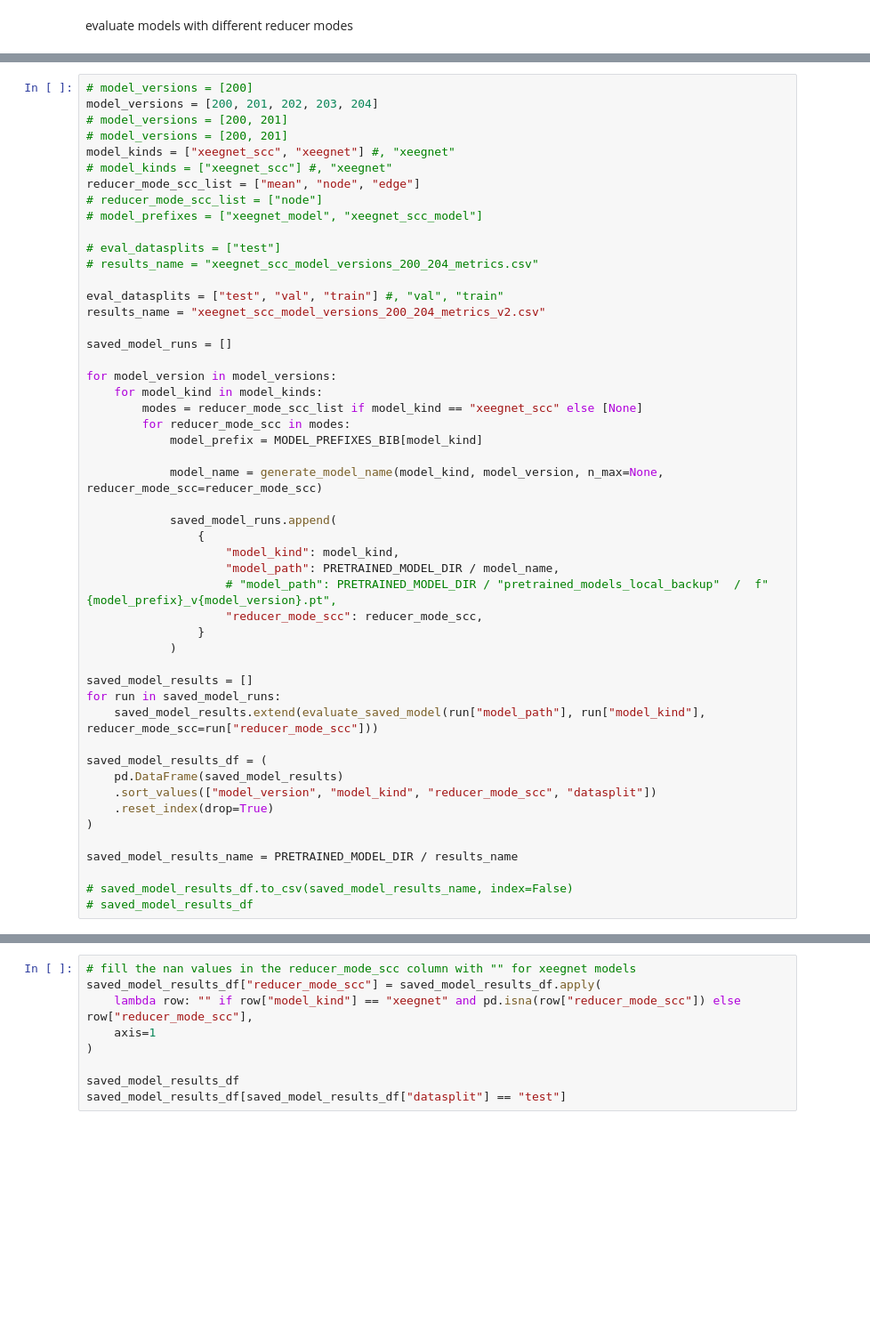
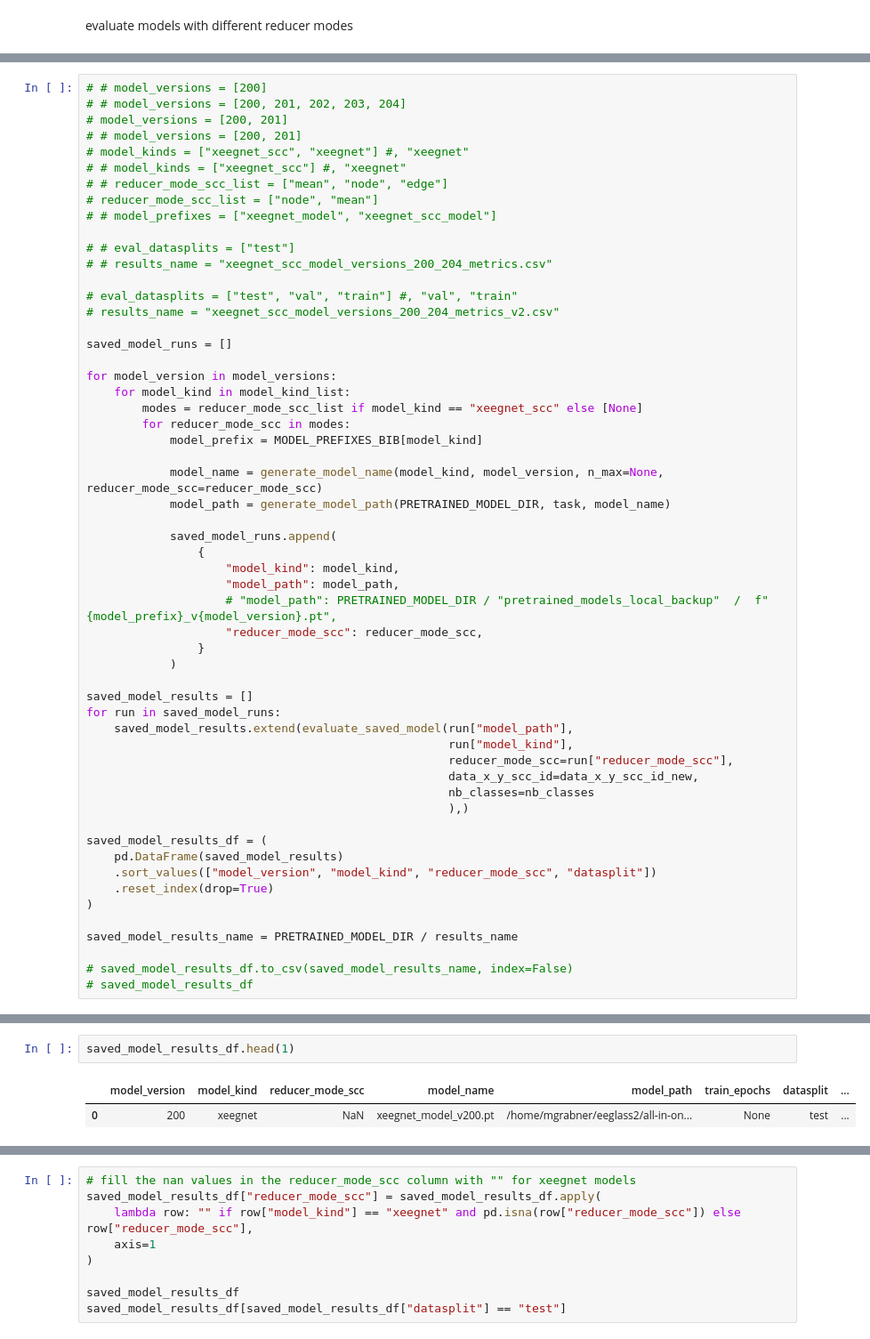
Before and after one commit to hereditary-eu/EEGlass, a Jupyter notebook: backend/experiments_xeegnet/adapt_selfeeg.ipynb, the cells around one changed output, grey strips where cells are left out. Shown at 89% size. Drawn from its saved outputs; the diff is of its cells as text; blank space fills up the shorter version.

```diff
--- a/backend/experiments_xeegnet/adapt_selfeeg.ipynb
+++ b/backend/experiments_xeegnet/adapt_selfeeg.ipynb
@@ -716,34 +878,35 @@ evaluate models with different reducer modes
 # %%
-# model_versions = [200]
-model_versions = [200, 201, 202, 203, 204]
+# # model_versions = [200]
+# # model_versions = [200, 201, 202, 203, 204]
 # model_versions = [200, 201]
-# model_versions = [200, 201]
-model_kinds = ["xeegnet_scc", "xeegnet"] #, "xeegnet"
-# model_kinds = ["xeegnet_scc"] #, "xeegnet"
-reducer_mode_scc_list = ["mean", "node", "edge"]
-# reducer_mode_scc_list = ["node"]
-# model_prefixes = ["xeegnet_model", "xeegnet_scc_model"]
+# # model_versions = [200, 201]
+# model_kinds = ["xeegnet_scc", "xeegnet"] #, "xeegnet"
+# # model_kinds = ["xeegnet_scc"] #, "xeegnet"
+# # reducer_mode_scc_list = ["mean", "node", "edge"]
+# reducer_mode_scc_list = ["node", "mean"]
+# # model_prefixes = ["xeegnet_model", "xeegnet_scc_model"]
 
-# eval_datasplits = ["test"]
-# results_name = "xeegnet_scc_model_versions_200_204_metrics.csv"
+# # eval_datasplits = ["test"]
+# # results_name = "xeegnet_scc_model_versions_200_204_metrics.csv"
 
-eval_datasplits = ["test", "val", "train"] #, "val", "train"
-results_name = "xeegnet_scc_model_versions_200_204_metrics_v2.csv"
+# eval_datasplits = ["test", "val", "train"] #, "val", "train"
+# results_name = "xeegnet_scc_model_versions_200_204_metrics_v2.csv"
 
 saved_model_runs = []
 
 for model_version in model_versions:
-    for model_kind in model_kinds:
+    for model_kind in model_kind_list:
         modes = reducer_mode_scc_list if model_kind == "xeegnet_scc" else [None]
         for reducer_mode_scc in modes:
             model_prefix = MODEL_PREFIXES_BIB[model_kind]
 
             model_name = generate_model_name(model_kind, model_version, n_max=None, reducer_mode_scc=reducer_mode_scc)
+            model_path = generate_model_path(PRETRAINED_MODEL_DIR, task, model_name)
 
             saved_model_runs.append(
                 {
                     "model_kind": model_kind,
-                    "model_path": PRETRAINED_MODEL_DIR / model_name,
+                    "model_path": model_path,
                     # "model_path": PRETRAINED_MODEL_DIR / "pretrained_models_local_backup"  /  f"{model_prefix}_v{model_version}.pt",
                     "reducer_mode_scc": reducer_mode_scc,
                 }
@@ -751,7 +914,12 @@ for model_version in model_versions:
 
 saved_model_results = []
 for run in saved_model_runs:
-    saved_model_results.extend(evaluate_saved_model(run["model_path"], run["model_kind"], reducer_mode_scc=run["reducer_mode_scc"]))
+    saved_model_results.extend(evaluate_saved_model(run["model_path"],
+                                                    run["model_kind"],
+                                                    reducer_mode_scc=run["reducer_mode_scc"],
+                                                    data_x_y_scc_id=data_x_y_scc_id_new,
+                                                    nb_classes=nb_classes
+                                                    ),)
 
 saved_model_results_df = (
     pd.DataFrame(saved_model_results)
@@ -787 +955,6 @@ saved_model_results_name = PRETRAINED_MODEL_DIR / results_name
+# %%
+saved_model_results_df.head(1)
+# %% [output]
+|  | model_version | model_kind | reducer_mode_scc | model_name | model_path | train_epochs | datasplit | ... |
+| 0 | 200 | xeegnet | NaN | xeegnet_model_v200.pt | /home/mgrabner/eeglass2/all-in-on... | None | test | ... |
 # %%
```
Also changed, not shown: parts of 32 cells of this notebook, 21 other files.
